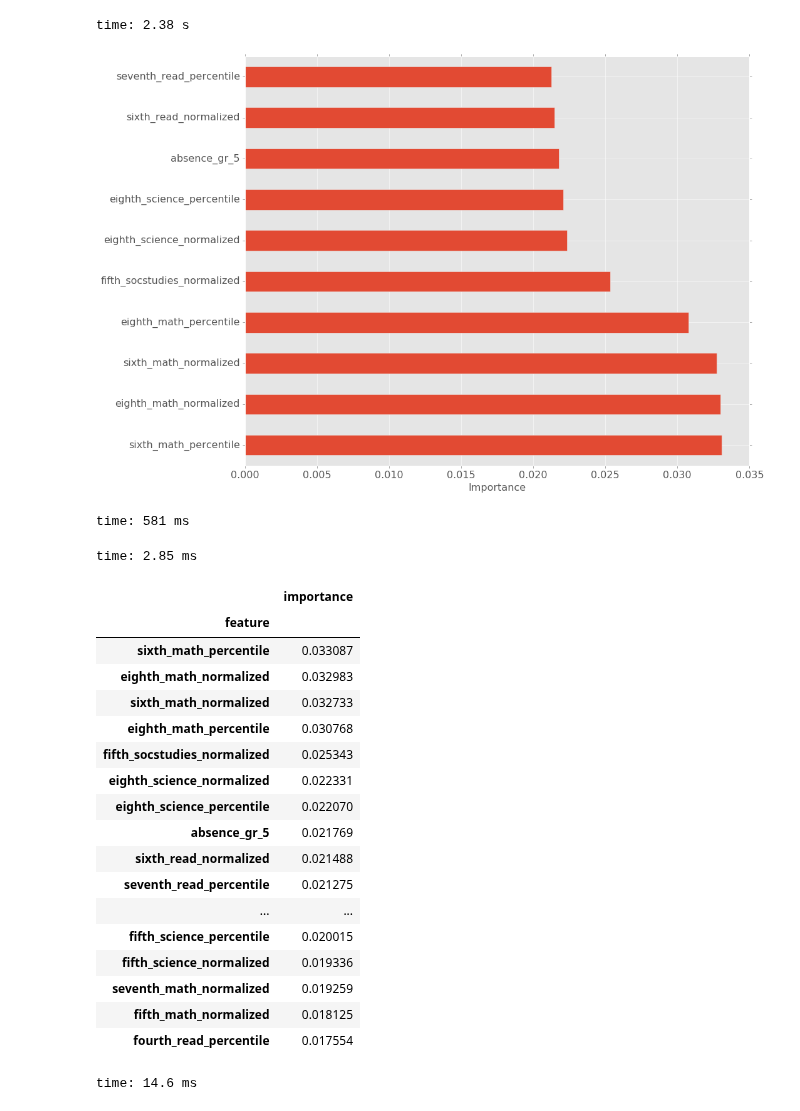
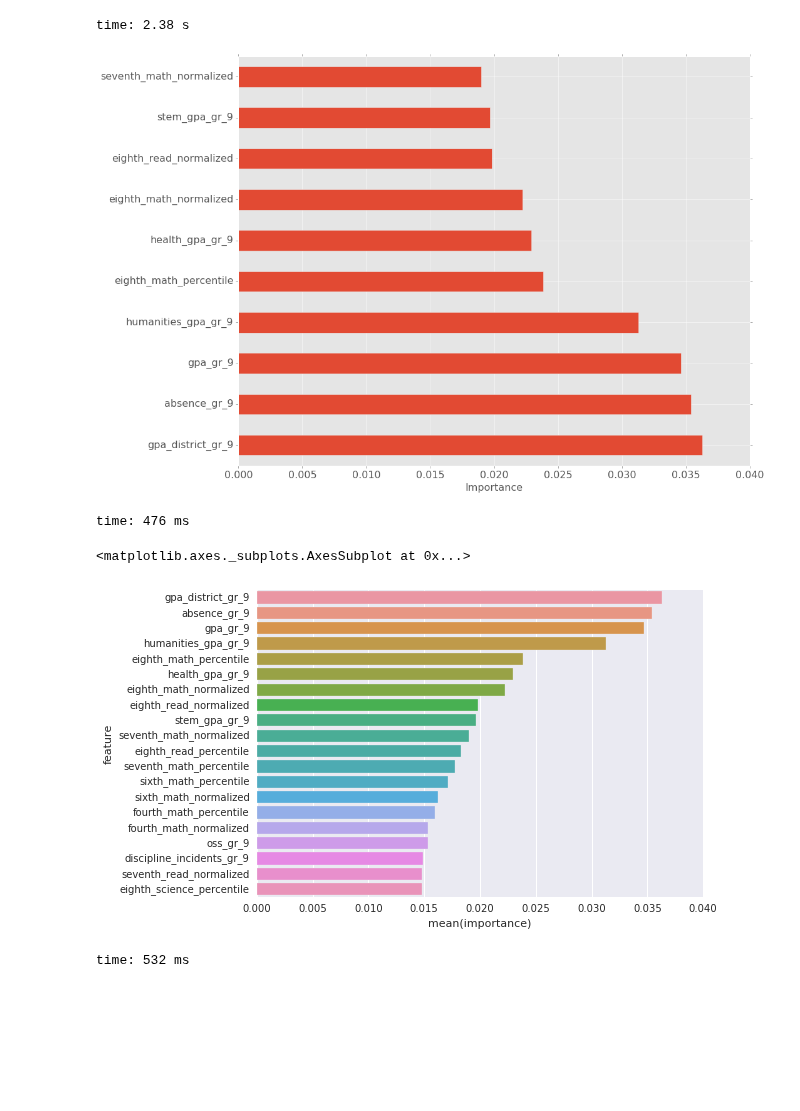
Before and after one commit to jgutman/mvesc, a Jupyter notebook: Reports/Plots_functions_dev.ipynb, the cells around one changed output. Saved outputs shown, nothing was run; the diff lists cells and outputs as text; code cells hidden in the pictures; blank space fills up the shorter version.

Commit message:
importance plots in descending ordre

```diff
--- a/Reports/Plots_functions_dev.ipynb
+++ b/Reports/Plots_functions_dev.ipynb
@@ -38,7 +38,7 @@ plt.style.use('ggplot')
 
 with postgres_pgconnection_generator() as conn:
     with conn.cursor() as cursor:
-        feature_importances = read_table_to_df(conn, table, schema='feature_scores')
+        feature_importances = read_table_to_df(conn, table, schema='feature_scores', nrows=-1)
 
 df = feature_importances[['importance']]
 df.index = feature_importances['feature']
@@ -61,31 +61,12 @@ plt.tight_layout()
 #plt.savefig('./figs/feature_importance_'+table+'.png', dpi=400)
 #Image(filename='./figs/feature_importance_'+table+'.png')
 # %% [output]
-[figure, old version]
+[figure, new version]
-time: 581 ms
+time: 476 ms
-# %%
-a = df.sort(columns=['importance'], ascending=False)
-# %% [output]
-time: 2.85 ms
-# %%
-df.sort_values(by=['importance'], ascending=False)
-# %% [output]
-|  | importance |
-| feature |  |
-| sixth_math_percentile | 0.033087 |
-| eighth_math_normalized | 0.032983 |
-| sixth_math_normalized | 0.032733 |
-| eighth_math_percentile | 0.030768 |
-| fifth_socstudies_normalized | 0.025343 |
-| eighth_science_normalized | 0.022331 |
-| eighth_science_percentile | 0.022070 |
-| absence_gr_5 | 0.021769 |
-| sixth_read_normalized | 0.021488 |
-| seventh_read_percentile | 0.021275 |
-| ... | ... |
-| fifth_science_percentile | 0.020015 |
-| fifth_science_normalized | 0.019336 |
-| seventh_math_normalized | 0.019259 |
-| fifth_math_normalized | 0.018125 |
-| fourth_read_percentile | 0.017554 |
-time: 14.6 ms
+# %%
+import seaborn as sns
+sns.barplot(y=df.index, x=df['importance'])
+# %% [output]
+<matplotlib.axes._subplots.AxesSubplot at 0x...>
+[figure, added]
+time: 532 ms
```
Also changed, not shown: parts of 6 cells of this notebook, 5 other files.
